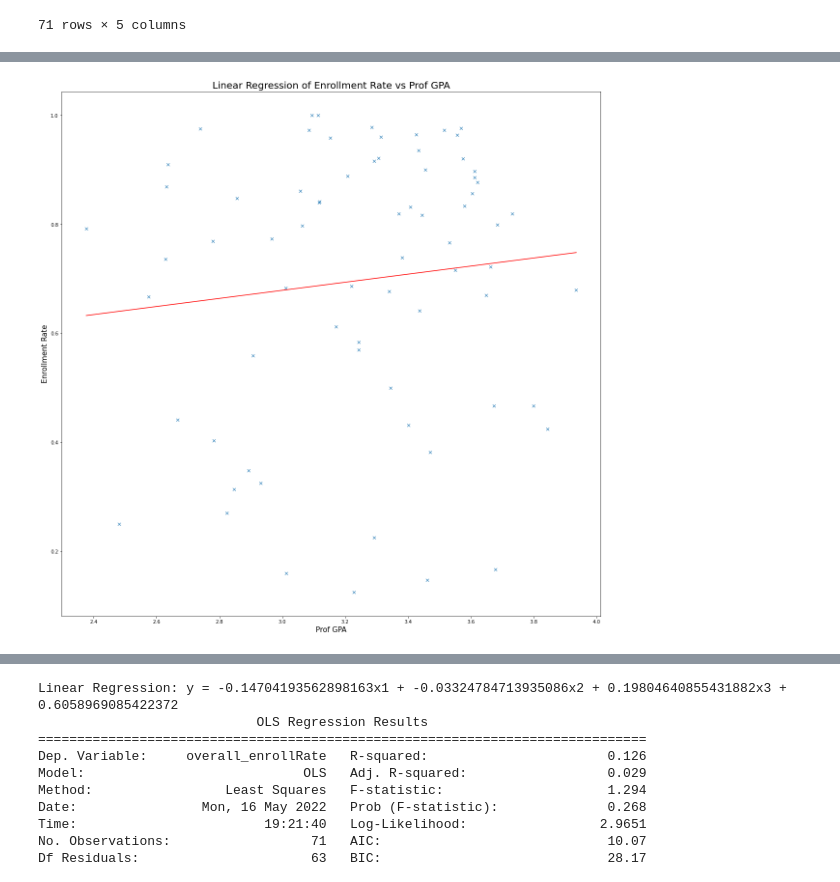
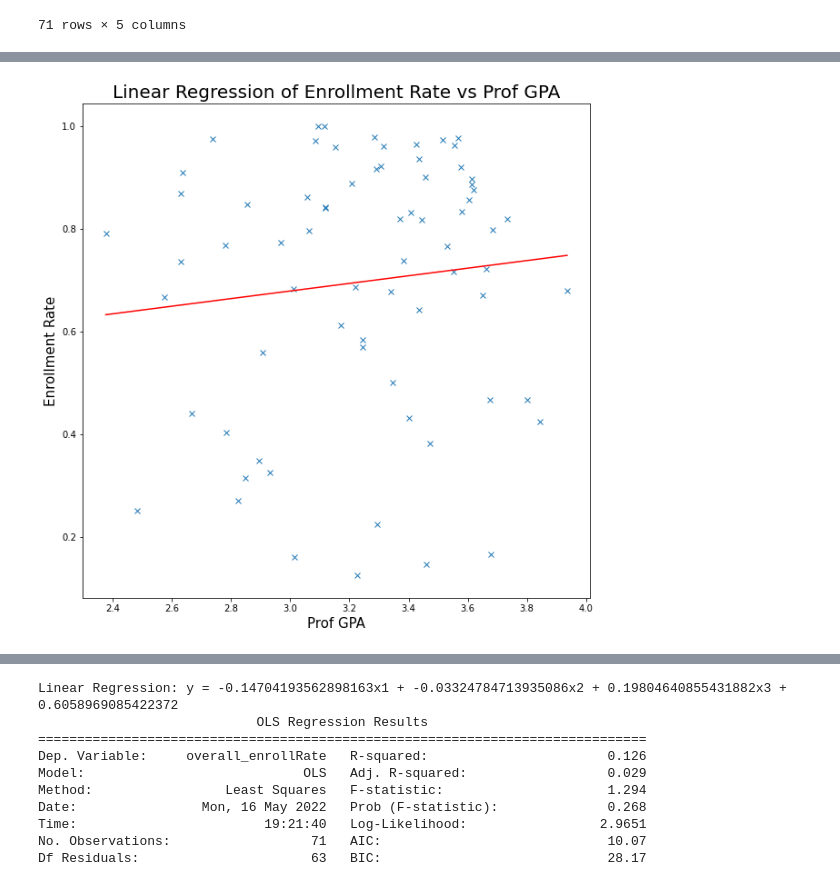
Before and after one commit to WesJD/cmsc320-final, a Jupyter notebook: project.ipynb, the cells around one changed output, grey strips where cells are left out. Saved outputs shown, nothing was run; the diff lists cells and outputs as text; code cells hidden in the pictures.

```diff
--- a/project.ipynb
+++ b/project.ipynb
@@ -780,7 +775,7 @@ y_data = dummyProf ['overall_enrollRate'].values
 
 x1 = np.linspace(x_data.min(), x_data.max(), 100)
 y1 = x1*slope_course_gpa+b
-plt.figure(figsize=(20,20))
+plt.figure(figsize=(10,10))
 plt.plot(x_data, y_data,'x',x1,y1,'r')
 plt.title('Linear Regression of Enrollment Rate vs Prof GPA', fontsize = 20)
 plt.xlabel("Prof GPA", fontsize=15)
@@ -798,10 +793,10 @@ Time:                        19:19:59   Log-Likelihood:                -1.3985
 No. Observations:                  71   AIC:                             6.797
 Df Residuals:                      69   BIC:                             11.32
 Df Model:                           1
 Covariance Type:            nonrobust
 ... (10 lines left out)
 ==============================================================================
 
 Notes:
 [1] Standard Errors assume that the covariance matrix of the errors is correctly specified.
-[figure, old version]
+[figure, new version]
```
Also changed, not shown: parts of 47 cells of this notebook, 2 other files.
